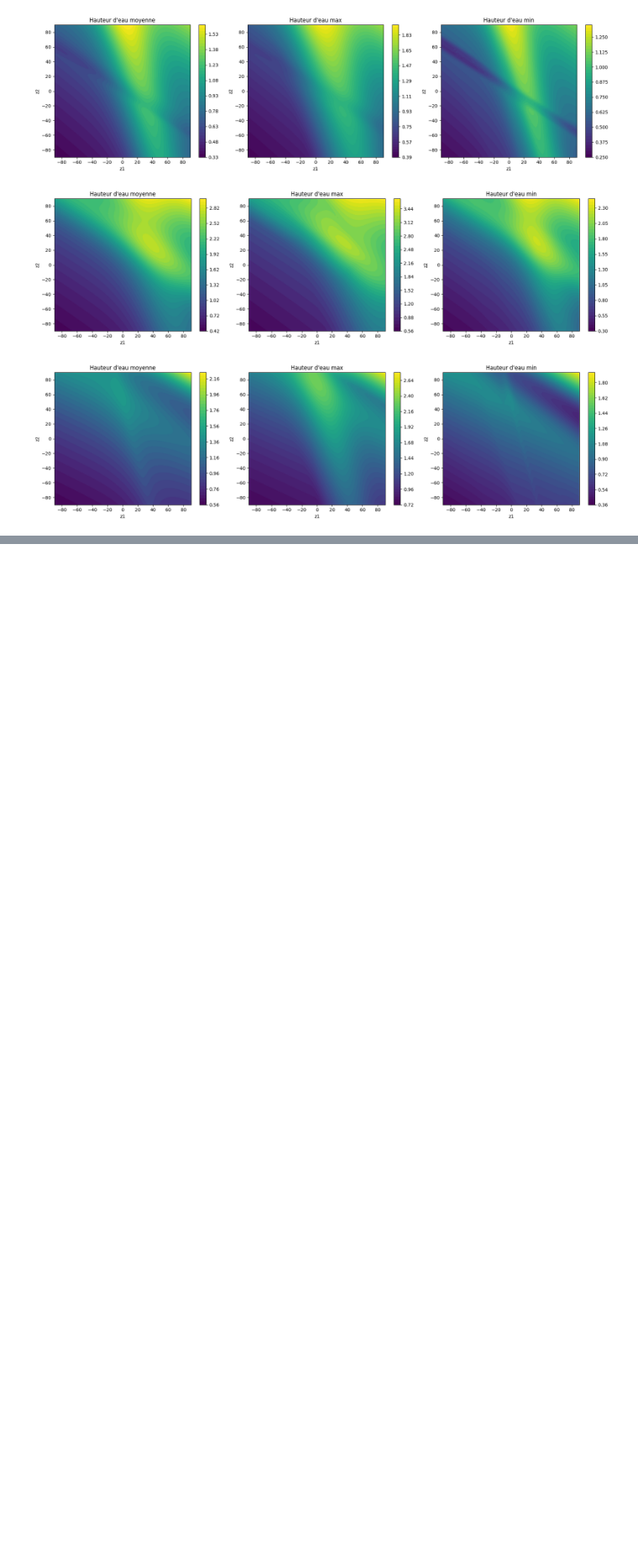
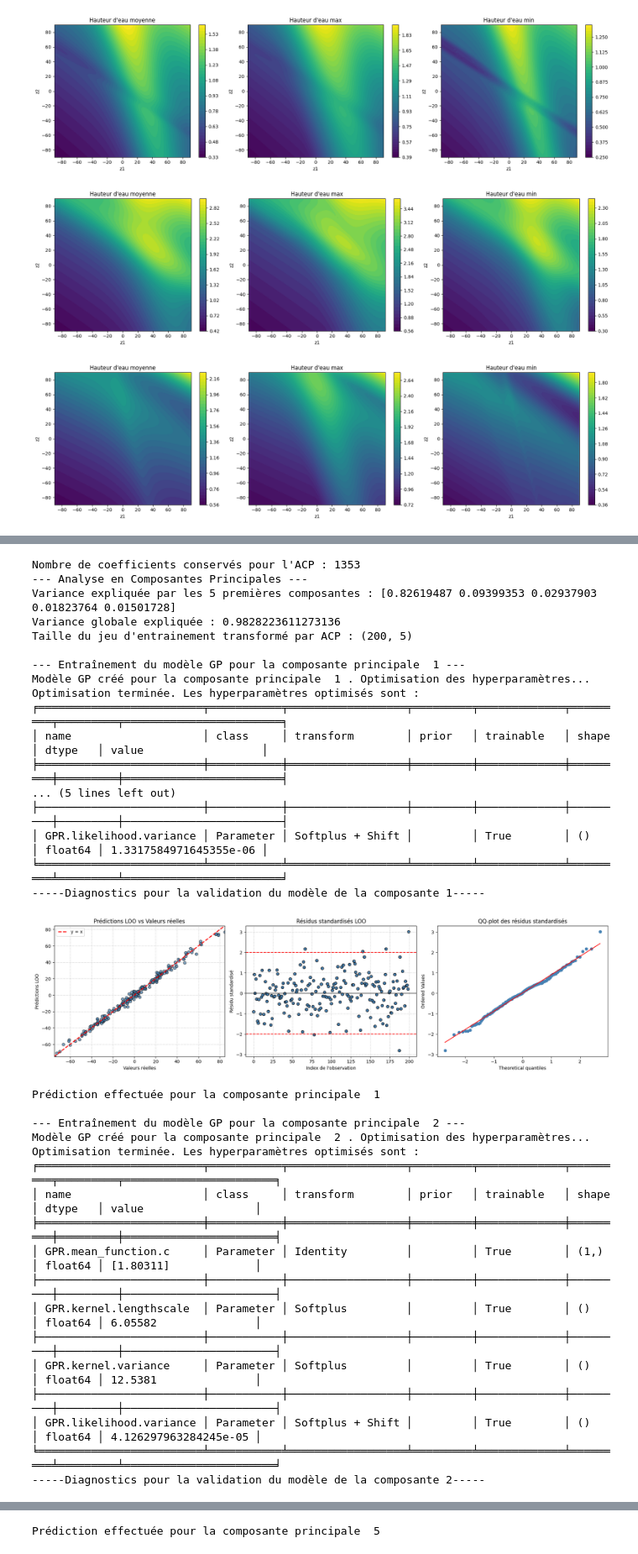
Before and after one commit to Viictordvd/Vigilance-Vagues-Submersion, a Jupyter notebook: Campbell_functionnal_input copy.ipynb, the cells around one changed output, grey strips where cells are left out. Shown at 84% size. Saved outputs shown, nothing was run; the diff lists cells and outputs as text; code cells hidden in the pictures; blank space fills up the shorter version.

Commit message:
youpi ca marche, (attention il faut qu'on remette a jour certains fichiers)

```diff
--- a/Campbell_functionnal_input copy.ipynb
+++ b/Campbell_functionnal_input copy.ipynb
@@ -90,0 +312,41 @@ for i in range(3):
+# %%
+# Ondelettes
+K_tilde = 1200
+p = 0.99999 #Il faut mettre un p quasiment égal à 1 pour obtenir un résultat satisfaisant
+Y_test_reconstruct_wavelet = ACPF.Ondelettes(x_train,x_test,y_train,t,n_pc,[theta,sigma],K_tilde=0,p=p,J=2)
+# %% [output]
+Nombre de coefficients conservés pour l'ACP : 1353
+--- Analyse en Composantes Principales ---
+Variance expliquée par les 5 premières composantes : [0.82619487 0.09399353 0.02937903 0.01823764 0.01501728]
+Variance globale expliquée : 0.9828223611273136
+Taille du jeu d'entrainement transformé par ACP : (200, 5)
+
+--- Entraînement du modèle GP pour la composante principale  1 ---
+Modèle GP créé pour la composante principale  1 . Optimisation des hyperparamètres...
+Optimisation terminée. Les hyperparamètres optimisés sont :
+╒═════════════════════════╤═══════════╤══════════════════╤═════════╤═════════════╤═════════╤═════════╤════════════════════════╕
+│ name                    │ class     │ transform        │ prior   │ trainable   │ shape   │ dtype   │ value                  │
+╞═════════════════════════╪═══════════╪══════════════════╪═════════╪═════════════╪═════════╪═════════╪════════════════════════╡
+... (5 lines left out)
+├─────────────────────────┼───────────┼──────────────────┼─────────┼─────────────┼─────────┼─────────┼────────────────────────┤
+│ GPR.likelihood.variance │ Parameter │ Softplus + Shift │         │ True        │ ()      │ float64 │ 1.3317584971645355e-06 │
+╘═════════════════════════╧═══════════╧══════════════════╧═════════╧═════════════╧═════════╧═════════╧════════════════════════╛
+-----Diagnostics pour la validation du modèle de la composante 1-----
+[figure, added]
+Prédiction effectuée pour la composante principale  1
+
+--- Entraînement du modèle GP pour la composante principale  2 ---
+Modèle GP créé pour la composante principale  2 . Optimisation des hyperparamètres...
+Optimisation terminée. Les hyperparamètres optimisés sont :
+╒═════════════════════════╤═══════════╤══════════════════╤═════════╤═════════════╤═════════╤═════════╤═══════════════════════╕
+│ name                    │ class     │ transform        │ prior   │ trainable   │ shape   │ dtype   │ value                 │
+╞═════════════════════════╪═══════════╪══════════════════╪═════════╪═════════════╪═════════╪═════════╪═══════════════════════╡
+│ GPR.mean_function.c     │ Parameter │ Identity         │         │ True        │ (1,)    │ float64 │ [1.80311]             │
+├─────────────────────────┼───────────┼──────────────────┼─────────┼─────────────┼─────────┼─────────┼───────────────────────┤
+│ GPR.kernel.lengthscale  │ Parameter │ Softplus         │         │ True        │ ()      │ float64 │ 6.05582               │
+├─────────────────────────┼───────────┼──────────────────┼─────────┼─────────────┼─────────┼─────────┼───────────────────────┤
+│ GPR.kernel.variance     │ Parameter │ Softplus         │         │ True        │ ()      │ float64 │ 12.5381               │
+├─────────────────────────┼───────────┼──────────────────┼─────────┼─────────────┼─────────┼─────────┼───────────────────────┤
+│ GPR.likelihood.variance │ Parameter │ Softplus + Shift │         │ True        │ ()      │ float64 │ 4.126297963284245e-05 │
+╘═════════════════════════╧═══════════╧══════════════════╧═════════╧═════════════╧═════════╧═════════╧═══════════════════════╛
+-----Diagnostics pour la validation du modèle de la composante 2-----
@@ -90,0 +408 @@ for i in range(3):
+Prédiction effectuée pour la composante principale  5
```
Also changed, not shown: parts of 9 cells of this notebook, 3 other files.
